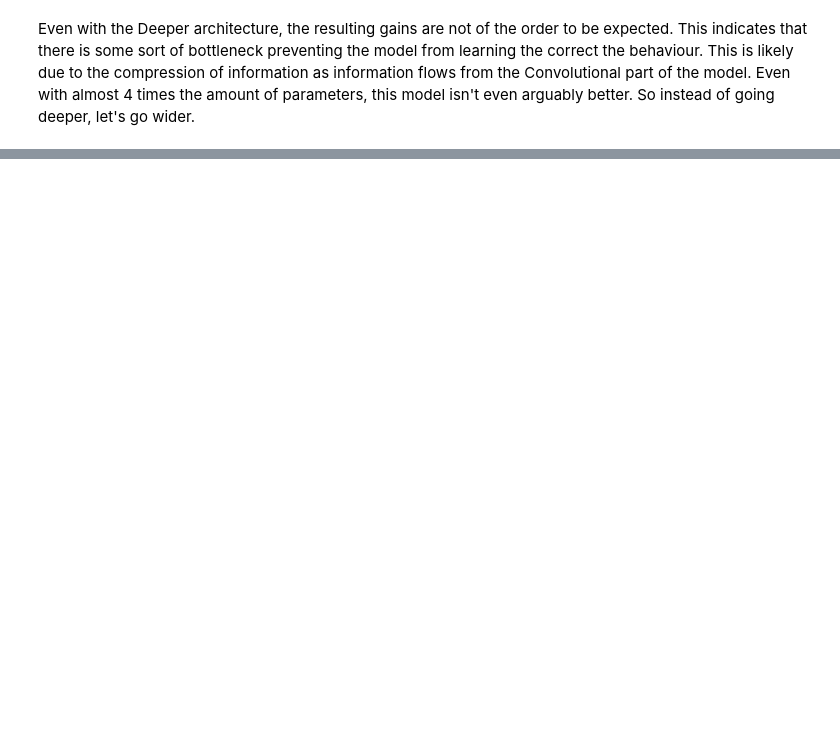
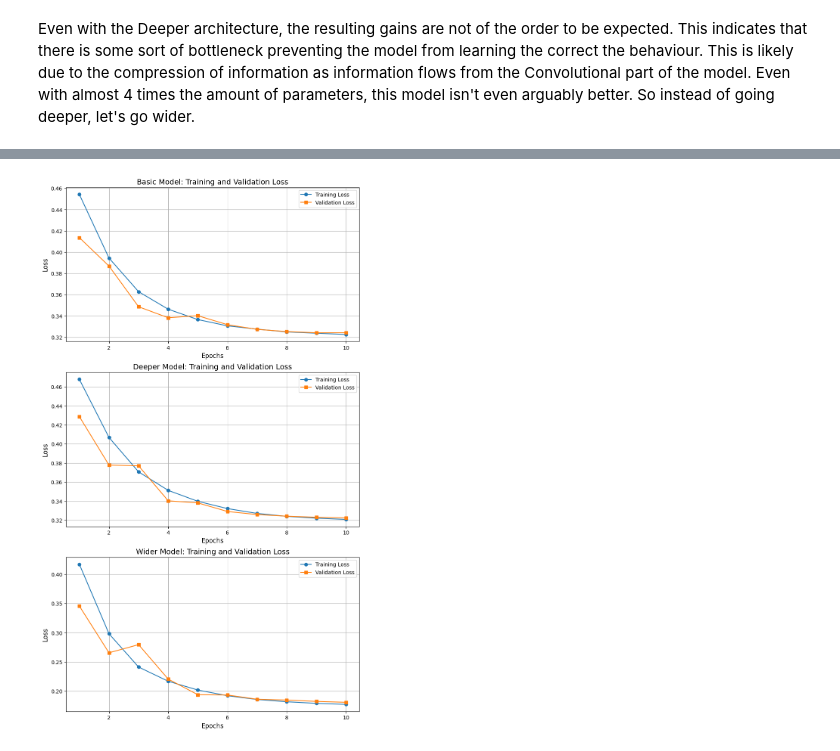
Before and after one commit to spasatron/CSCA-5642---CNN-Cancer-Detection-Kaggle, a Jupyter notebook: report.ipynb, the cells around one changed output, grey strips where cells are left out. Saved outputs shown, nothing was run; the diff lists cells and outputs as text; code cells hidden in the pictures; blank space fills up the shorter version.

Commit message:
Further Fleshed Out Training

```diff
--- a/report.ipynb
+++ b/report.ipynb
@@ -201,7 +199,7 @@ Model: "sequential"
 # %%
 # Dataset Maker
 # Path to the folder containing the .tif images
-image_folder = "data/train"
+image_folder = "./data/train/"
 
 # Function to load image
 def load_image(image_id):
@@ -406,0 +444,41 @@ KeyboardInterrupt:
+# %%
+# Plots of all 3 Models
+
+epochs = range(1, 11)
+
+
+
+
+# Create a figure with 3 subplots
+fig, axs = plt.subplots(3, 1, figsize=(10, 18))
+
+axs[0].plot(epochs, basic_hist.history['loss'], label='Training Loss', marker='o')
+axs[0].plot(epochs, basic_hist.history['val_loss'], label='Validation Loss', marker='s')
+axs[0].set_title('Basic Model: Training and Validation Loss', fontsize=14)
+axs[0].set_xlabel('Epochs', fontsize=12)
+axs[0].set_ylabel('Loss', fontsize=12)
+axs[0].legend(fontsize=10)
+axs[0].grid(True)
+
+# Plot for Model 2
+axs[1].plot(epochs, basic_model_deeper_hist.history['loss'], label='Training Loss', marker='o')
+axs[1].plot(epochs, basic_model_deeper_hist.history['val_loss'], label='Validation Loss', marker='s')
+axs[1].set_title('Deeper Model: Training and Validation Loss', fontsize=14)
+axs[1].set_xlabel('Epochs', fontsize=12)
+axs[1].set_ylabel('Loss', fontsize=12)
+axs[1].legend(fontsize=10)
+axs[1].grid(True)
+
+# Plot for Model 3
+axs[2].plot(epochs, basic_model_wider_hist.history['loss'], label='Training Loss', marker='o')
+axs[2].plot(epochs, basic_model_wider_hist.history['val_loss'], label='Validation Loss', marker='s')
+axs[2].set_title('Wider Model: Training and Validation Loss', fontsize=14)
+axs[2].set_xlabel('Epochs', fontsize=12)
+axs[2].set_ylabel('Loss', fontsize=12)
+axs[2].legend(fontsize=10)
+axs[2].grid(True)
+
+# Show the plot
+plt.show()
+# %% [output]
+[figure, added]
```
Also changed, not shown: parts of 16 cells of this notebook, 2 other files.
